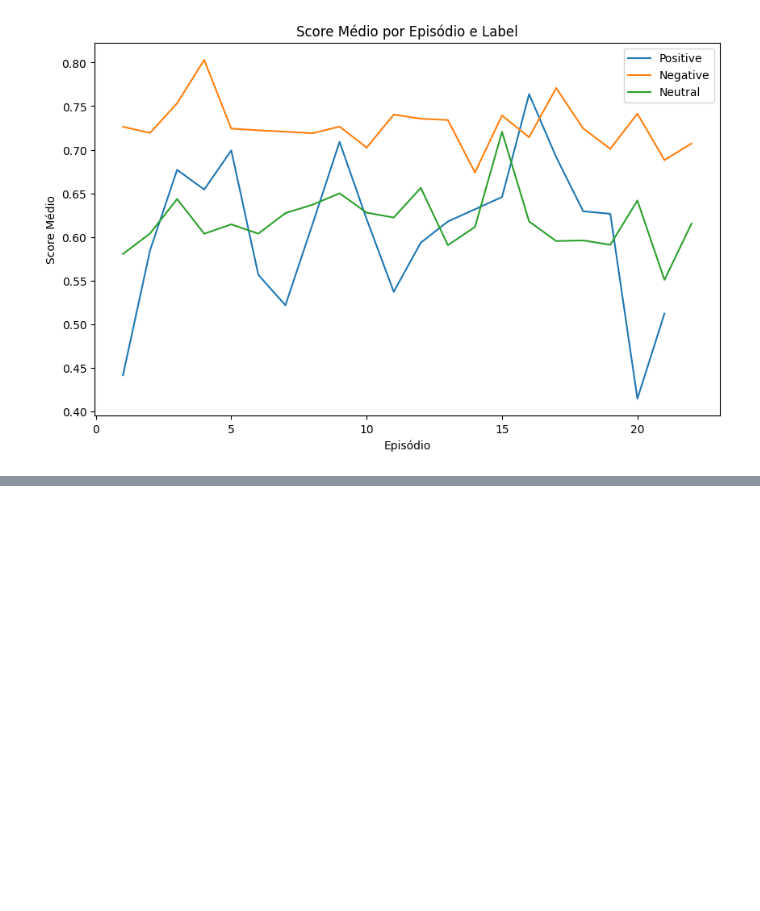
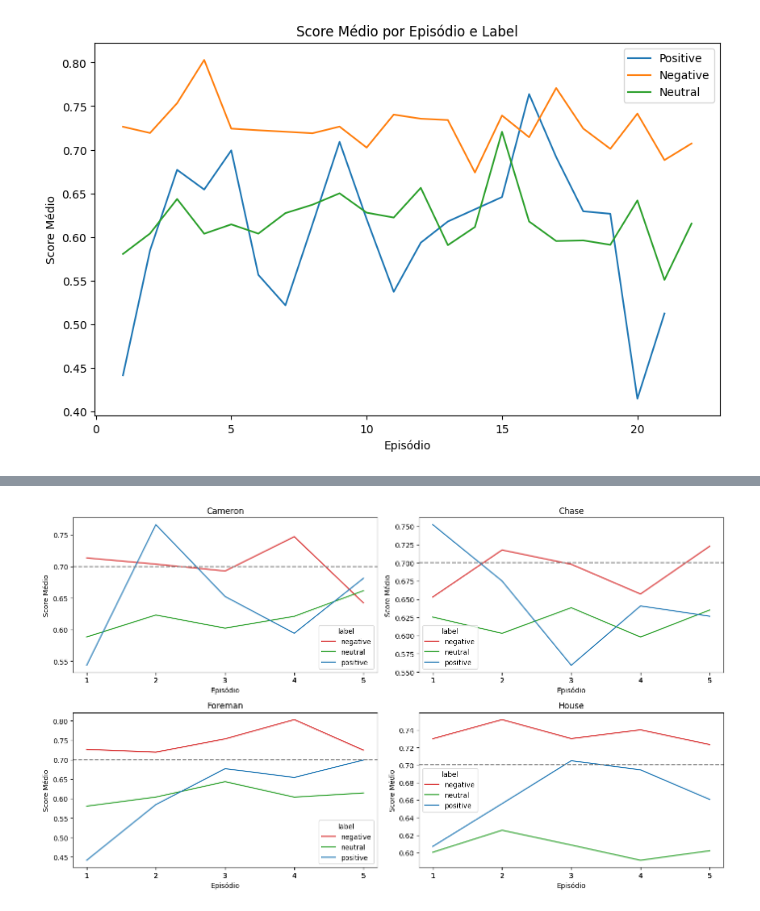
Before and after one commit to adalves-ufabc/2023.Q1-PLN, a Jupyter notebook: Aula 23/2023_Q1_PLN_Notebook_House_02.ipynb, the cells around one changed output, grey strips where cells are left out. Drawn from its saved outputs; the diff is of its cells as text; code cells hidden in the pictures; blank space fills up the shorter version.

```diff
--- a/Aula 23/2023_Q1_PLN_Notebook_House_02.ipynb
+++ b/Aula 23/2023_Q1_PLN_Notebook_House_02.ipynb
@@ -355,0 +533,24 @@ plot_scores_by_episode(sentiments_df)
+# %%
+def get_sentiments_by_characters_episodes(df, characters, episodes):
+
+    # Cria um objeto de pipeline para análise de sentimentos
+    classifier = pipeline("sentiment-analysis", model=model_path, tokenizer=model_path)
+
+    # Filtra o DataFrame pelos personagens e episódios desejados
+    filtered_df = df[(df['character'].isin(characters)) & (df['episode'].isin(episodes))]
+
+    # Aplica a análise de sentimento em cada fala dos personagens
+    results = []
+    for row in filtered_df.itertuples():
+        sentiment = classifier(row.transcript)[0]
+        results.append({'season': row.season, 'num_episode': row.num_episode, 'episode': row.episode,
+                        'character': row.character, 'transcript': row.transcript,
+                        'label': sentiment['label'], 'score': sentiment['score']})
+
+    # Cria um novo DataFrame com as informações de cada fala dos personagens
+    new_df = pd.DataFrame(results)
+
+    # Retorna o novo DataFrame
+    return new_df
+# %%
+sentiments_df = get_sentiments_by_characters_episodes(df, ['House', 'Foreman', 'Chase', 'Cameron'], [1.01, 1.02, 1.03, 1.04, 1.05])
@@ -355,0 +619,4 @@ plot_scores_by_episode(sentiments_df)
+# %%
+plot_scores_by_episode_character(sentiments_df)
+# %% [output]
+[figure, added]
```
Also changed, not shown: parts of 23 cells of this notebook.
